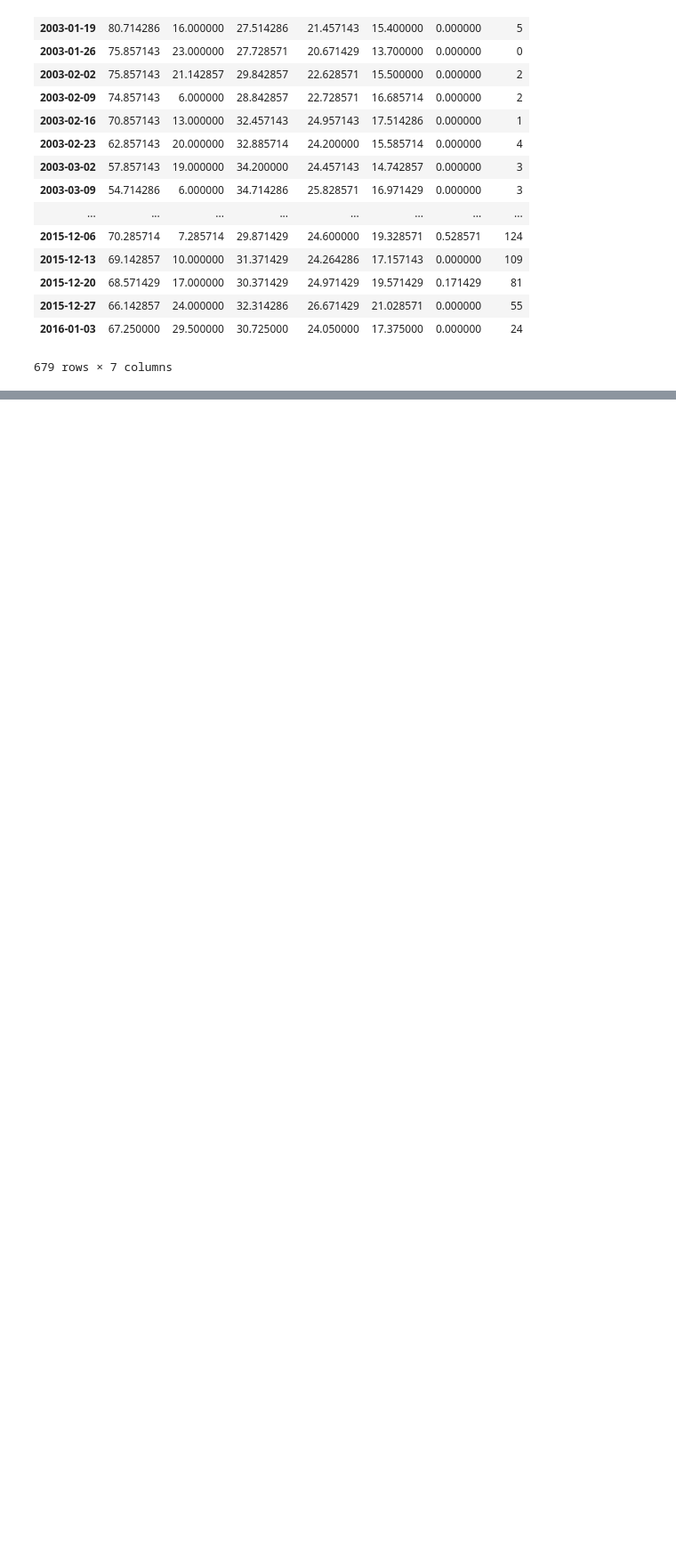
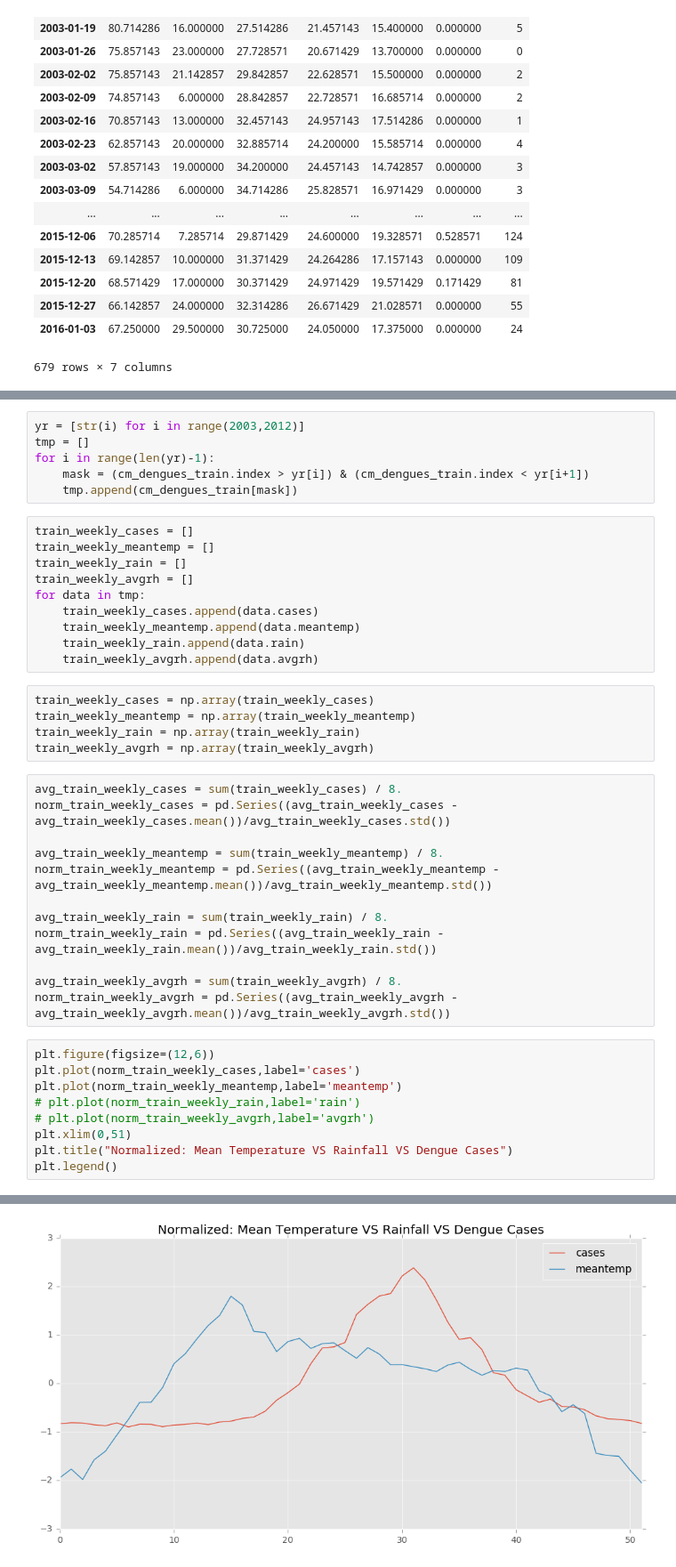
Before and after one commit to johnnycs/dengue-prediction, a Jupyter notebook: Dengue and Weather Correlation.ipynb, the cells around one changed output, grey strips where cells are left out. Shown at 89% size. Cells and saved outputs as stored; diff of their text form; blank space fills up the shorter version.

```diff
--- a/Dengue and Weather Correlation.ipynb
+++ b/Dengue and Weather Correlation.ipynb
@@ -109,0 +200,43 @@ plt.plot(range(len(cm_dengues_weather)),cm_dengues_weather.cases)
+# %%
+yr = [str(i) for i in range(2003,2012)]
+tmp = []
+for i in range(len(yr)-1):
+    mask = (cm_dengues_train.index > yr[i]) & (cm_dengues_train.index < yr[i+1])
+    tmp.append(cm_dengues_train[mask])
+# %%
+train_weekly_cases = []
+train_weekly_meantemp = []
+train_weekly_rain = []
+train_weekly_avgrh = []
+for data in tmp:
+    train_weekly_cases.append(data.cases)
+    train_weekly_meantemp.append(data.meantemp)
+    train_weekly_rain.append(data.rain)
+    train_weekly_avgrh.append(data.avgrh)
+# %%
+train_weekly_cases = np.array(train_weekly_cases)
+train_weekly_meantemp = np.array(train_weekly_meantemp)
+train_weekly_rain = np.array(train_weekly_rain)
+train_weekly_avgrh = np.array(train_weekly_avgrh)
+# %%
+avg_train_weekly_cases = sum(train_weekly_cases) / 8.
+norm_train_weekly_cases = pd.Series((avg_train_weekly_cases - avg_train_weekly_cases.mean())/avg_train_weekly_cases.std())
+
+avg_train_weekly_meantemp = sum(train_weekly_meantemp) / 8.
+norm_train_weekly_meantemp = pd.Series((avg_train_weekly_meantemp - avg_train_weekly_meantemp.mean())/avg_train_weekly_meantemp.std())
+
+avg_train_weekly_rain = sum(train_weekly_rain) / 8.
+norm_train_weekly_rain = pd.Series((avg_train_weekly_rain - avg_train_weekly_rain.mean())/avg_train_weekly_rain.std())
+
+avg_train_weekly_avgrh = sum(train_weekly_avgrh) / 8.
+norm_train_weekly_avgrh = pd.Series((avg_train_weekly_avgrh - avg_train_weekly_avgrh.mean())/avg_train_weekly_avgrh.std())
+# %%
+plt.figure(figsize=(12,6))
+plt.plot(norm_train_weekly_cases,label='cases')
+plt.plot(norm_train_weekly_meantemp,label='meantemp')
+# plt.plot(norm_train_weekly_rain,label='rain')
+# plt.plot(norm_train_weekly_avgrh,label='avgrh')
+plt.xlim(0,51)
+plt.title("Normalized: Mean Temperature VS Rainfall VS Dengue Cases")
+plt.legend()
+# %% [output]
@@ -109,0 +244 @@ plt.plot(range(len(cm_dengues_weather)),cm_dengues_weather.cases)
+[figure, added]
```
Also changed, not shown: parts of 12 cells of this notebook, 12 other files.
